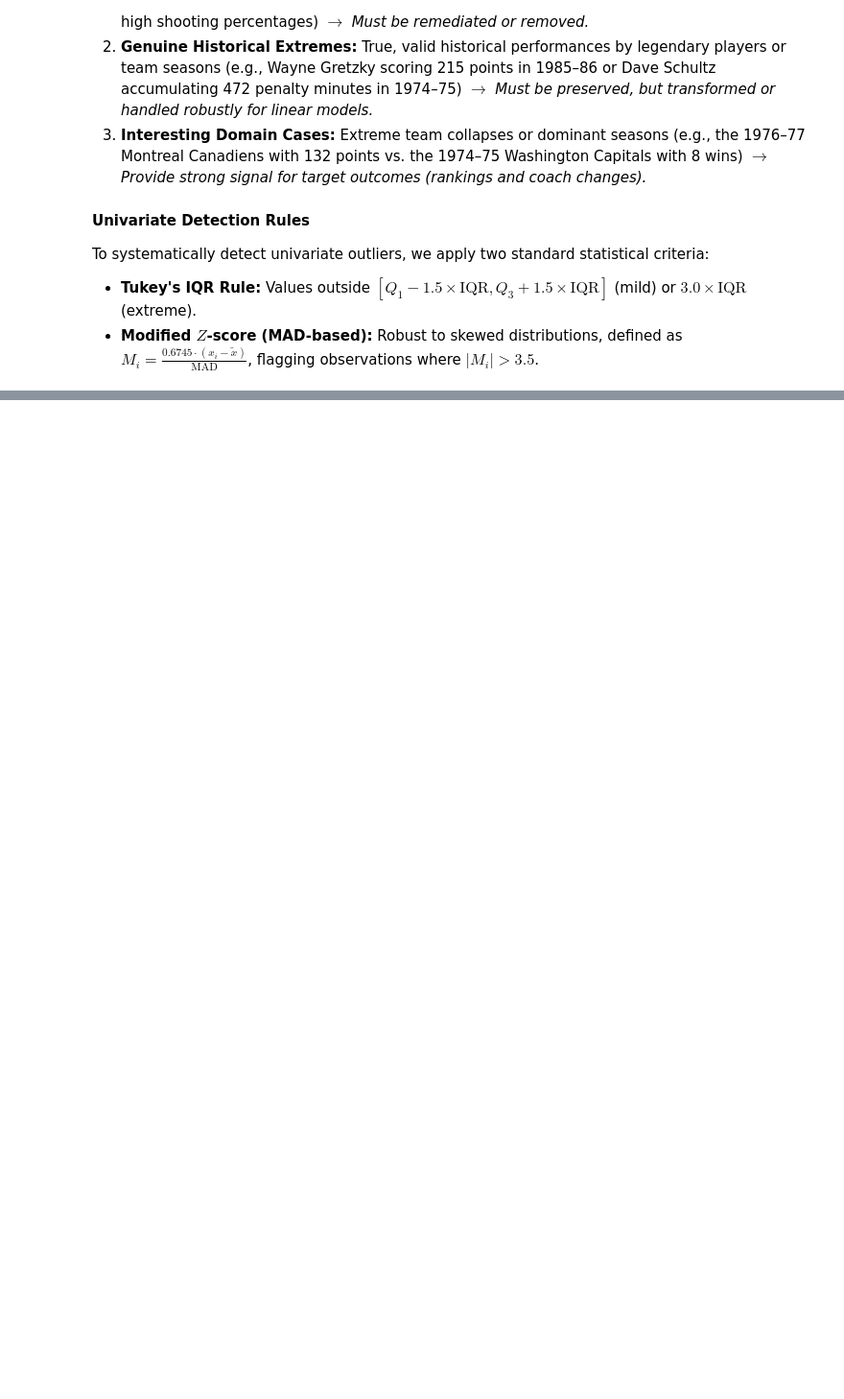
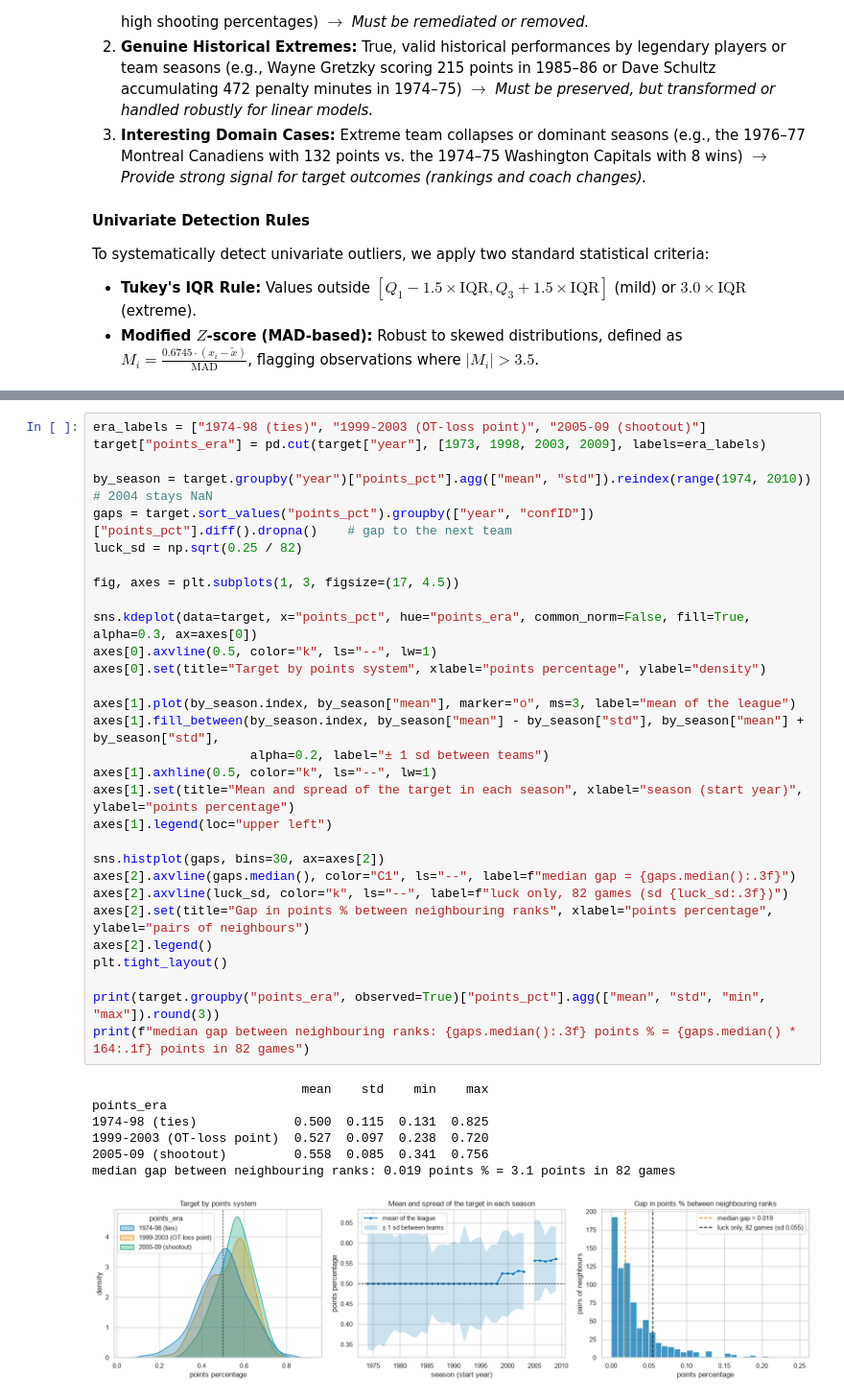
Before and after one commit to b3lchior/feup-ac, a Jupyter notebook: 01_eda.ipynb, the cells around one changed output, grey strips where cells are left out. Shown at 96% size. Drawn from its saved outputs; the diff is of its cells as text; blank space fills up the shorter version.

Commit message:
Task a) target added

```diff
--- a/01_eda.ipynb
+++ b/01_eda.ipynb
@@ -780,0 +1179,38 @@ Based on domain verification, statistical extremes in this dataset represent **t
+# %%
+era_labels = ["1974-98 (ties)", "1999-2003 (OT-loss point)", "2005-09 (shootout)"]
+target["points_era"] = pd.cut(target["year"], [1973, 1998, 2003, 2009], labels=era_labels)
+
+by_season = target.groupby("year")["points_pct"].agg(["mean", "std"]).reindex(range(1974, 2010))   # 2004 stays NaN
+gaps = target.sort_values("points_pct").groupby(["year", "confID"])["points_pct"].diff().dropna()    # gap to the next team
+luck_sd = np.sqrt(0.25 / 82)
+
+fig, axes = plt.subplots(1, 3, figsize=(17, 4.5))
+
+sns.kdeplot(data=target, x="points_pct", hue="points_era", common_norm=False, fill=True, alpha=0.3, ax=axes[0])
+axes[0].axvline(0.5, color="k", ls="--", lw=1)
+axes[0].set(title="Target by points system", xlabel="points percentage", ylabel="density")
+
+axes[1].plot(by_season.index, by_season["mean"], marker="o", ms=3, label="mean of the league")
+axes[1].fill_between(by_season.index, by_season["mean"] - by_season["std"], by_season["mean"] + by_season["std"],
+                     alpha=0.2, label="± 1 sd between teams")
+axes[1].axhline(0.5, color="k", ls="--", lw=1)
+axes[1].set(title="Mean and spread of the target in each season", xlabel="season (start year)", ylabel="points percentage")
+axes[1].legend(loc="upper left")
+
+sns.histplot(gaps, bins=30, ax=axes[2])
+axes[2].axvline(gaps.median(), color="C1", ls="--", label=f"median gap = {gaps.median():.3f}")
+axes[2].axvline(luck_sd, color="k", ls="--", label=f"luck only, 82 games (sd {luck_sd:.3f})")
+axes[2].set(title="Gap in points % between neighbouring ranks", xlabel="points percentage", ylabel="pairs of neighbours")
+axes[2].legend()
+plt.tight_layout()
+
+print(target.groupby("points_era", observed=True)["points_pct"].agg(["mean", "std", "min", "max"]).round(3))
+print(f"median gap between neighbouring ranks: {gaps.median():.3f} points % = {gaps.median() * 164:.1f} points in 82 games")
+# %% [output]
+                            mean    std    min    max
+points_era
+1974-98 (ties)             0.500  0.115  0.131  0.825
+1999-2003 (OT-loss point)  0.527  0.097  0.238  0.720
+2005-09 (shootout)         0.558  0.085  0.341  0.756
+median gap between neighbouring ranks: 0.019 points % = 3.1 points in 82 games
+[figure, added]
```
Also changed, not shown: parts of 57 cells of this notebook.
